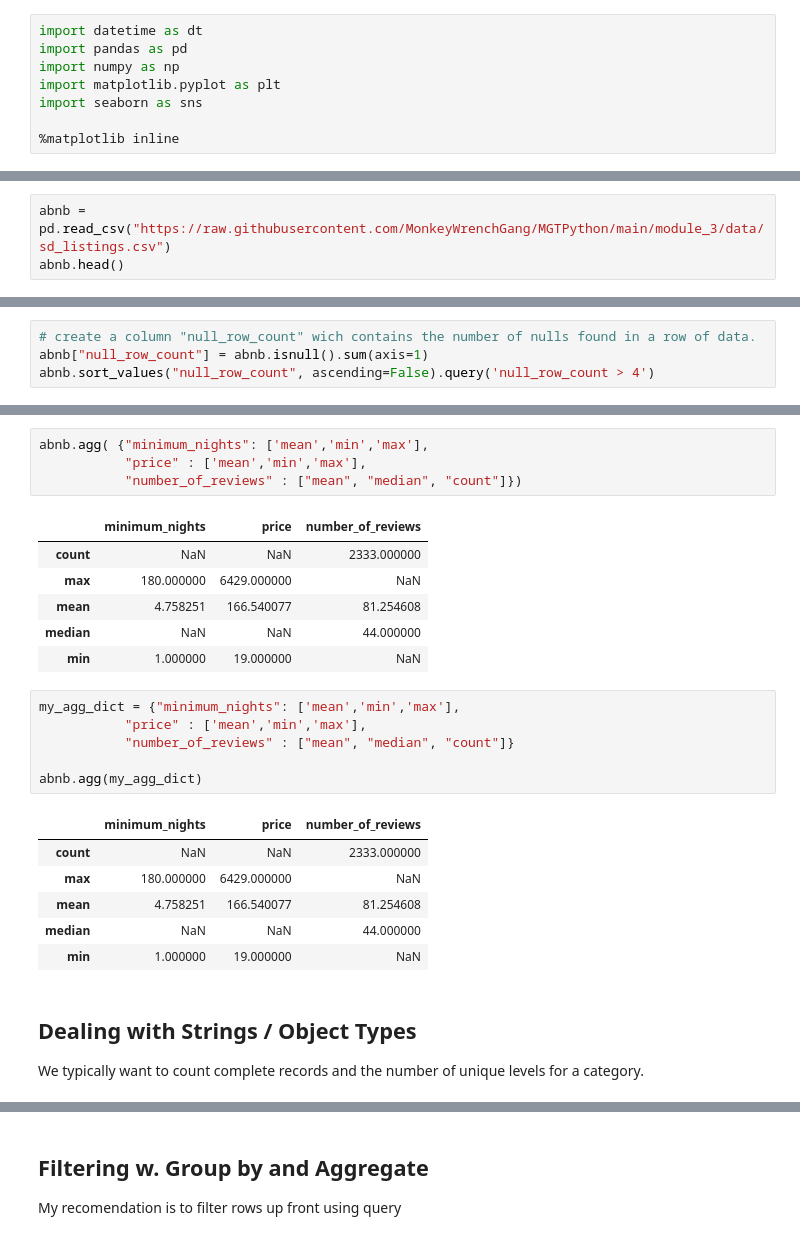
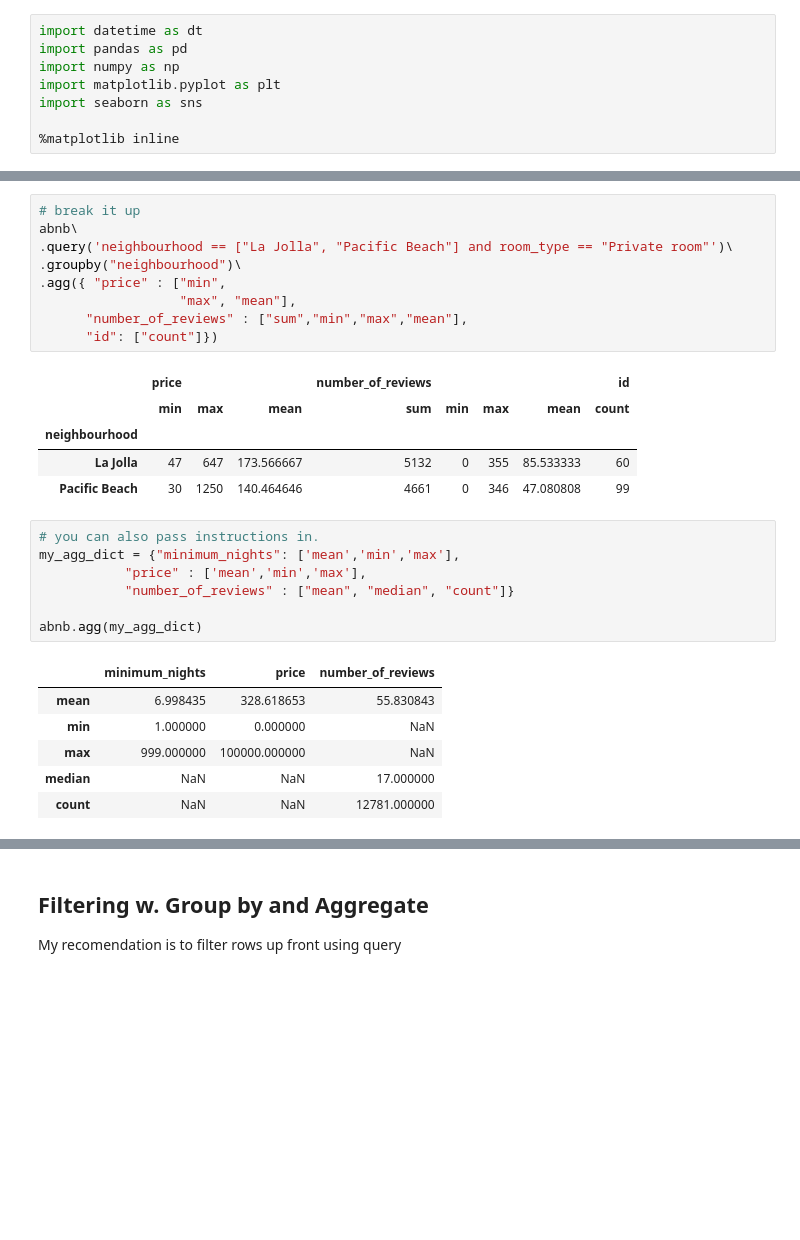
Before and after one commit to MonkeyWrenchGang/MGTPython, a Jupyter notebook: module_3/3_1_crunching_w_pandas.ipynb, the cells around one changed output, grey strips where cells are left out. Cells and saved outputs as stored; diff of their text form; blank space fills up the shorter version.

````diff
--- a/module_3/3_1_crunching_w_pandas.ipynb
+++ b/module_3/3_1_crunching_w_pandas.ipynb
@@ -61,6 +61,3 @@ http://insideairbnb.com/san-diego/
 abnb = pd.read_csv("https://raw.githubusercontent.com/MonkeyWrenchGang/MGTPython/main/module_3/data/sd_listings.csv")
 abnb.head()
 ```
-# %%
-abnb = pd.read_csv("https://raw.githubusercontent.com/MonkeyWrenchGang/MGTPython/main/module_3/data/sd_listings.csv")
-abnb.head()
@@ -166,4 +349,0 @@ dtype: int64
-# %%
-# create a column "null_row_count" wich contains the number of nulls found in a row of data.
-abnb["null_row_count"] = abnb.isnull().sum(axis=1)
-abnb.sort_values("null_row_count", ascending=False).query('null_row_count > 4')
@@ -241,28 +426,29 @@ abnb[["minimum_nights", "price", "number_of_reviews" ]].agg( ['mean','min','max'
+# %%
+# break it up
+abnb\
+.query('neighbourhood == ["La Jolla", "Pacific Beach"] and room_type == "Private room"')\
+.groupby("neighbourhood")\
+.agg({ "price" : ["min",
+                  "max", "mean"],
+      "number_of_reviews" : ["sum","min","max","mean"],
+      "id": ["count"]})
+# %% [output]
+|  | price |  |  | number_of_reviews |  |  |  | id |
+|  | min | max | mean | sum | min | max | mean | count |
+| neighbourhood |  |  |  |  |  |  |  |  |
+| La Jolla | 47 | 647 | 173.566667 | 5132 | 0 | 355 | 85.533333 | 60 |
+| Pacific Beach | 30 | 1250 | 140.464646 | 4661 | 0 | 346 | 47.080808 | 99 |
 # %%
-abnb.agg( {"minimum_nights": ['mean','min','max'],
+# you can also pass instructions in.
+my_agg_dict = {"minimum_nights": ['mean','min','max'],
            "price" : ['mean','min','max'],
-           "number_of_reviews" : ["mean", "median", "count"]})
+           "number_of_reviews" : ["mean", "median", "count"]}
+
+abnb.agg(my_agg_dict)
 # %% [output]
 |  | minimum_nights | price | number_of_reviews |
-| count | NaN | NaN | 2333.000000 |
-| max | 180.000000 | 6429.000000 | NaN |
-| mean | 4.758251 | 166.540077 | 81.254608 |
-| median | NaN | NaN | 44.000000 |
-| min | 1.000000 | 19.000000 | NaN |
+| mean | 6.998435 | 328.618653 | 55.830843 |
+| min | 1.000000 | 0.000000 | NaN |
+| max | 999.000000 | 100000.000000 | NaN |
+| median | NaN | NaN | 17.000000 |
+| count | NaN | NaN | 12781.000000 |
-# %%
-my_agg_dict = {"minimum_nights": ['mean','min','max'],
-           "price" : ['mean','min','max'],
-           "number_of_reviews" : ["mean", "median", "count"]}
-
-abnb.agg(my_agg_dict)
-# %% [output]
-|  | minimum_nights | price | number_of_reviews |
-| count | NaN | NaN | 2333.000000 |
-| max | 180.000000 | 6429.000000 | NaN |
-| mean | 4.758251 | 166.540077 | 81.254608 |
-| median | NaN | NaN | 44.000000 |
-| min | 1.000000 | 19.000000 | NaN |
-# %% [markdown]
-## Dealing with Strings / Object Types
-
-We typically want to count complete records and the number of unique levels for a category.
````
Also changed, not shown: parts of 50 cells of this notebook.
